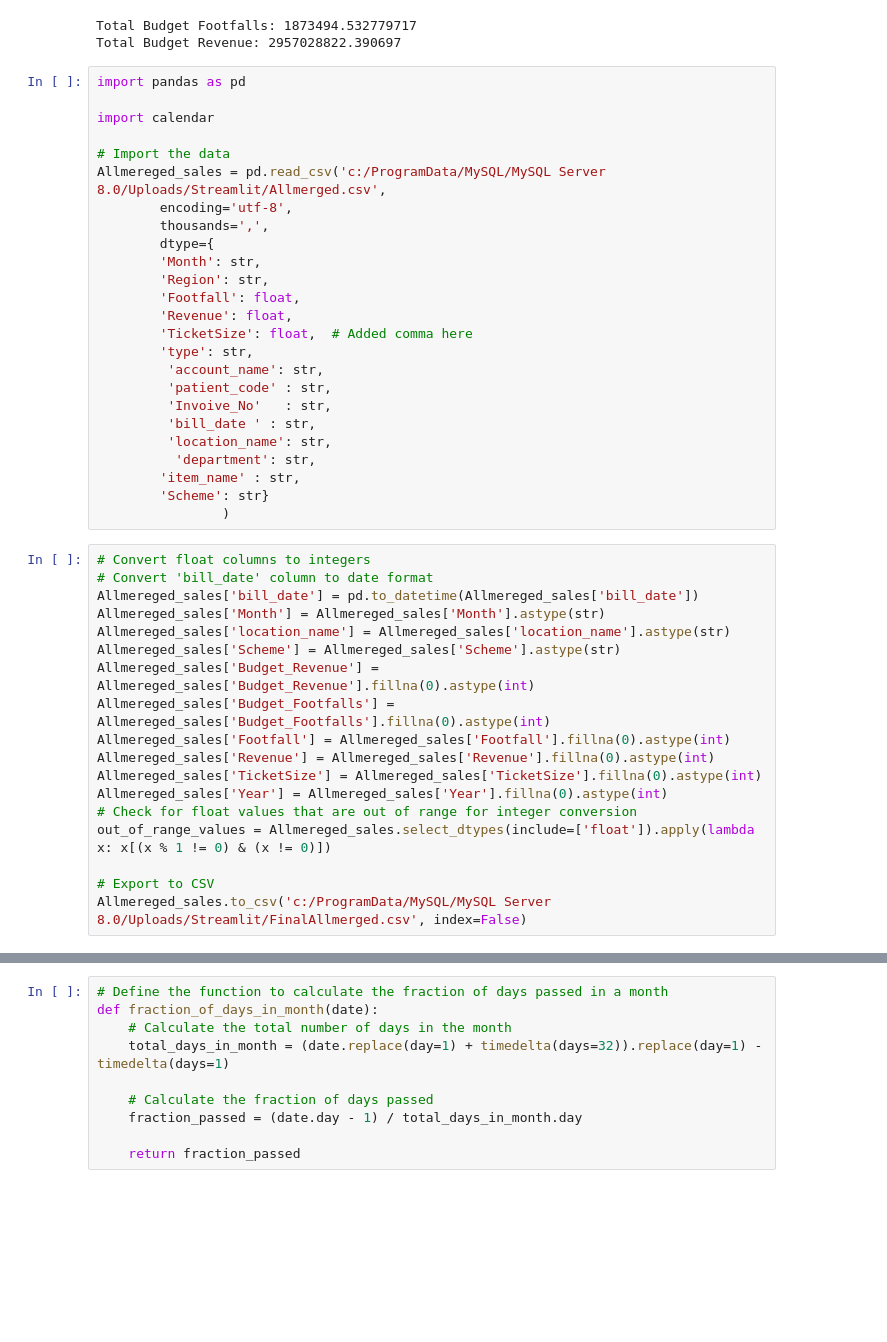
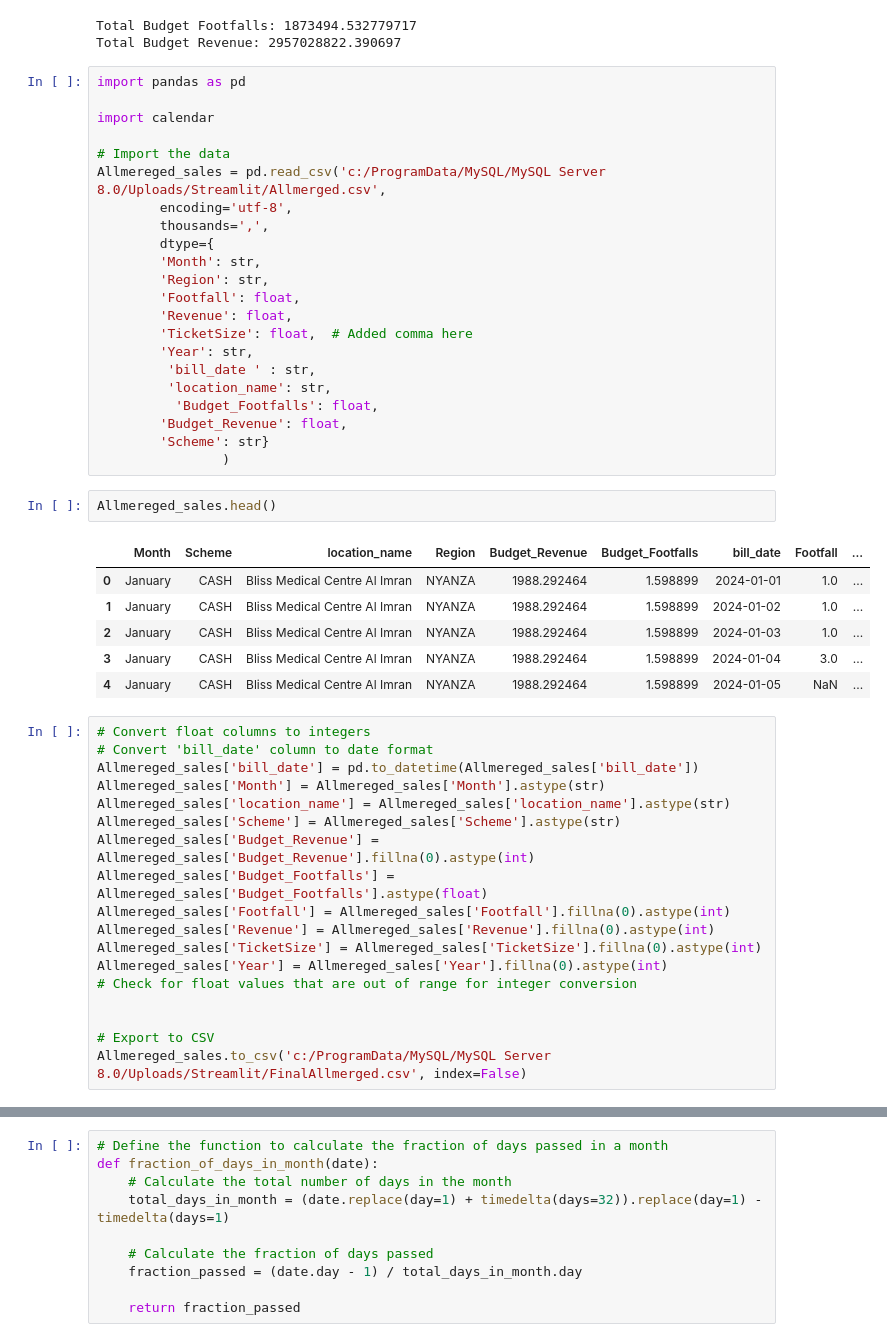
Before and after one commit to Chiefbuma/BlissHealthcareLimited, a Jupyter notebook: BHC2024Backup.ipynb, the cells around one changed output, grey strips where cells are left out. Cells and saved outputs as stored; diff of their text form; blank space fills up the shorter version.

```diff
--- a/BHC2024Backup.ipynb
+++ b/BHC2024Backup.ipynb
@@ -2521,16 +2522,22 @@ Allmereged_sales = pd.read_csv('c:/ProgramData/MySQL/MySQL Server 8.0/Uploads/St
         'Footfall': float,
         'Revenue': float,
         'TicketSize': float,  # Added comma here
-        'type': str,
-         'account_name': str,
-         'patient_code'	: str,
-         'Invoive_No'	: str,
+        'Year': str,
          'bill_date	' : str,
          'location_name': str,
-          'department': str,
-        'item_name'	: str,
+          'Budget_Footfalls': float,
+        'Budget_Revenue': float,
         'Scheme': str}
                 )
+# %%
+Allmereged_sales.head()
+# %% [output]
+|  | Month | Scheme | location_name | Region | Budget_Revenue | Budget_Footfalls | bill_date | Footfall | ... |
+| 0 | January | CASH | Bliss Medical Centre Al Imran | NYANZA | 1988.292464 | 1.598899 | 2024-01-01 | 1.0 | ... |
+| 1 | January | CASH | Bliss Medical Centre Al Imran | NYANZA | 1988.292464 | 1.598899 | 2024-01-02 | 1.0 | ... |
+| 2 | January | CASH | Bliss Medical Centre Al Imran | NYANZA | 1988.292464 | 1.598899 | 2024-01-03 | 1.0 | ... |
+| 3 | January | CASH | Bliss Medical Centre Al Imran | NYANZA | 1988.292464 | 1.598899 | 2024-01-04 | 3.0 | ... |
+| 4 | January | CASH | Bliss Medical Centre Al Imran | NYANZA | 1988.292464 | 1.598899 | 2024-01-05 | NaN | ... |
 # %%
 # Convert float columns to integers
 # Convert 'bill_date' column to date format
@@ -2539,13 +2546,13 @@ Allmereged_sales['Month'] = Allmereged_sales['Month'].astype(str)
 Allmereged_sales['location_name'] = Allmereged_sales['location_name'].astype(str)
 Allmereged_sales['Scheme'] = Allmereged_sales['Scheme'].astype(str)
 Allmereged_sales['Budget_Revenue'] = Allmereged_sales['Budget_Revenue'].fillna(0).astype(int)
-Allmereged_sales['Budget_Footfalls'] = Allmereged_sales['Budget_Footfalls'].fillna(0).astype(int)
+Allmereged_sales['Budget_Footfalls'] = Allmereged_sales['Budget_Footfalls'].astype(float)
 Allmereged_sales['Footfall'] = Allmereged_sales['Footfall'].fillna(0).astype(int)
 Allmereged_sales['Revenue'] = Allmereged_sales['Revenue'].fillna(0).astype(int)
 Allmereged_sales['TicketSize'] = Allmereged_sales['TicketSize'].fillna(0).astype(int)
 Allmereged_sales['Year'] = Allmereged_sales['Year'].fillna(0).astype(int)
 # Check for float values that are out of range for integer conversion
-out_of_range_values = Allmereged_sales.select_dtypes(include=['float']).apply(lambda x: x[(x % 1 != 0) & (x != 0)])
+
 
 # Export to CSV
 Allmereged_sales.to_csv('c:/ProgramData/MySQL/MySQL Server 8.0/Uploads/Streamlit/FinalAllmerged.csv', index=False)
```
Also changed, not shown: parts of 7 cells of this notebook, 2 other files.
